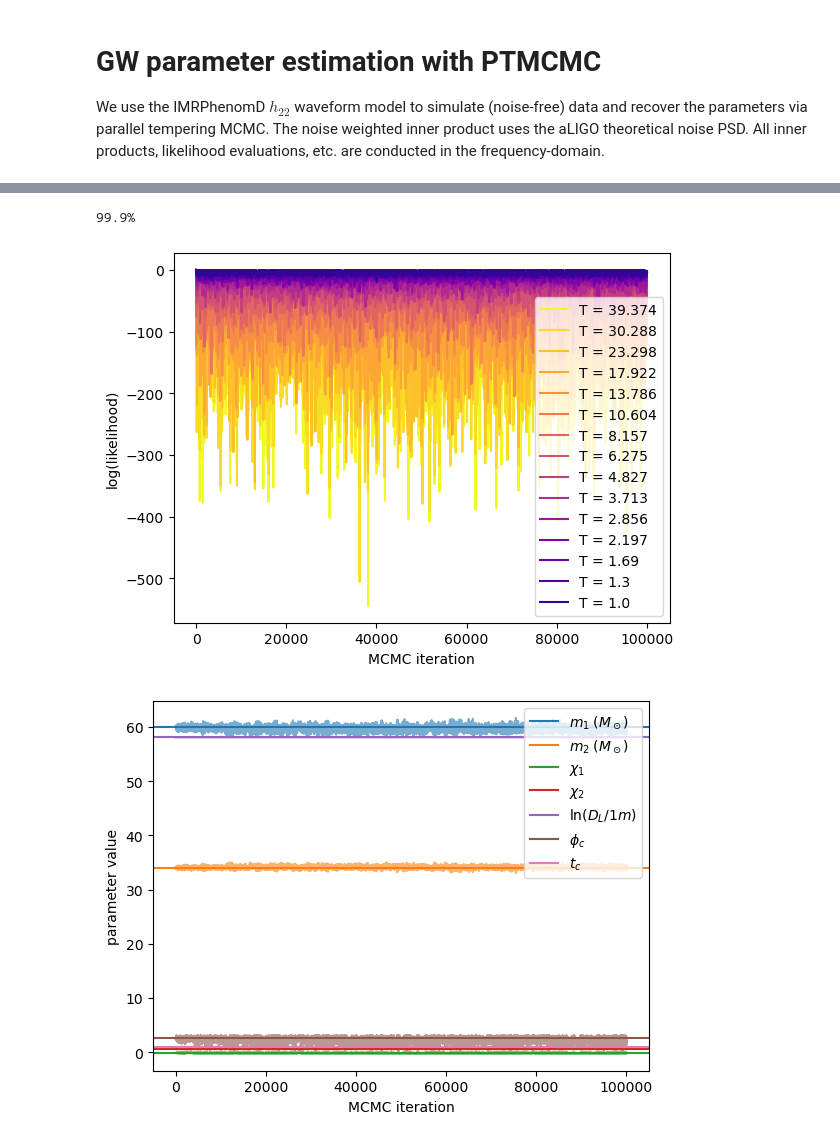
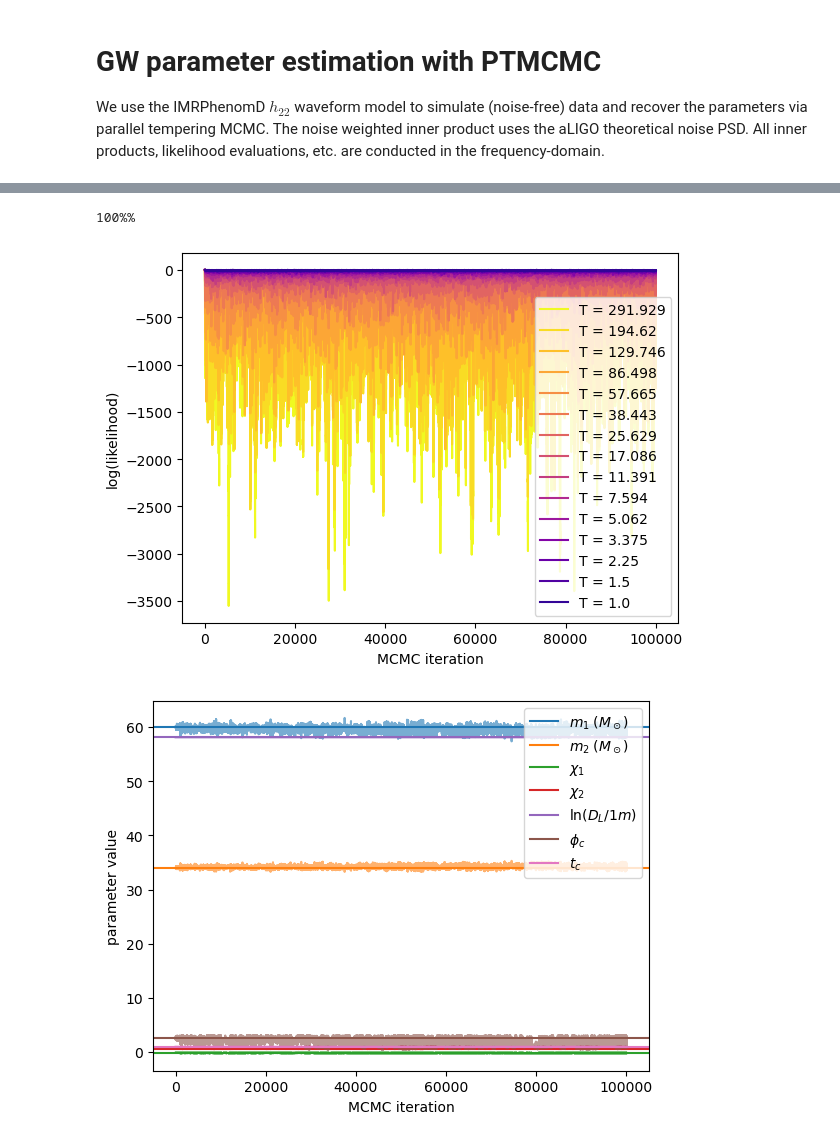
Before and after one commit to jimmy-gw/GWTails_ParameterEstimation, a Jupyter notebook: example.ipynb, the cells around one changed output, grey strips where cells are left out. Saved outputs shown, nothing was run; the diff lists cells and outputs as text; code cells hidden in the pictures.

```diff
--- a/example.ipynb
+++ b/example.ipynb
@@ -46,13 +46,15 @@ plt.show()
 # jump proposals
 Fisher = j.Fisher(d.x_inj)
 diff_evol = j.DifferentialEvolution(len_history=100)
+prior_draw = j.PriorDraw()
 jump_proposals = [[Fisher.vectorized_Fisher_jump, 20],
-                  [diff_evol.vectorized_DE_jump, 20]]
+                  [diff_evol.vectorized_DE_jump, 20],
+                  [prior_draw.vectorized_prior_draw, 0.91370559]] # << 1.5% chance of prior draw (given weight=20 for other 3 jump types)
 
 # do PTMCMC!
 num_samples = int(1e5)
 num_chains = 15
-temp_ladder = 1.3**np.arange(num_chains)
+temp_ladder = 1.5**np.arange(num_chains)
 
 samples, lnposts = PTMCMC(num_samples=num_samples,
                           num_chains=num_chains,
@@ -60,25 +62,22 @@ samples, lnposts = PTMCMC(num_samples=num_samples,
                           ln_posterior_func=l.ln_posterior,
                           jump_proposals=jump_proposals,
                           temp_ladder=temp_ladder,
-                          PT_swap_weight=10)
+                          PT_swap_weight=20)
 # %% [output]
-99.9%
+100%%
 # %%
 # plot likelihood values of chains (without temperature scaling)
-temp_ladder=1.3**np.arange(num_chains) # delete later
-
-
 
 chain_colors = list(reversed([plt.cm.plasma(i / num_chains) for i in range(1, num_chains + 1)]))
 
 for j, (temp, color) in enumerate(zip(temp_ladder[::-1], chain_colors)):
     plt.plot(lnposts[::-1][j] * temp, color=color, label=f'T = {round(temp, 3)}')
 plt.xlabel('MCMC iteration')
 plt.ylabel('log(likelihood)')
 plt.legend(loc='lower right')
 plt.show()
 # %% [output]
-[figure, old version]
+[figure, new version]
 # %%
 # trace plot for T = 1 chain
 for i in range(wg.ndim):
@@ -90,7 +89,7 @@ plt.ylabel('parameter value')
 plt.legend(loc='upper right')
 plt.show()
 # %% [output]
-[figure, old version]
+[figure, new version]
 # %%
 # average log-likelood over temperatures
 burnin = num_samples // 5
```
Also changed, not shown: parts of 4 cells of this notebook, 5 other files.
